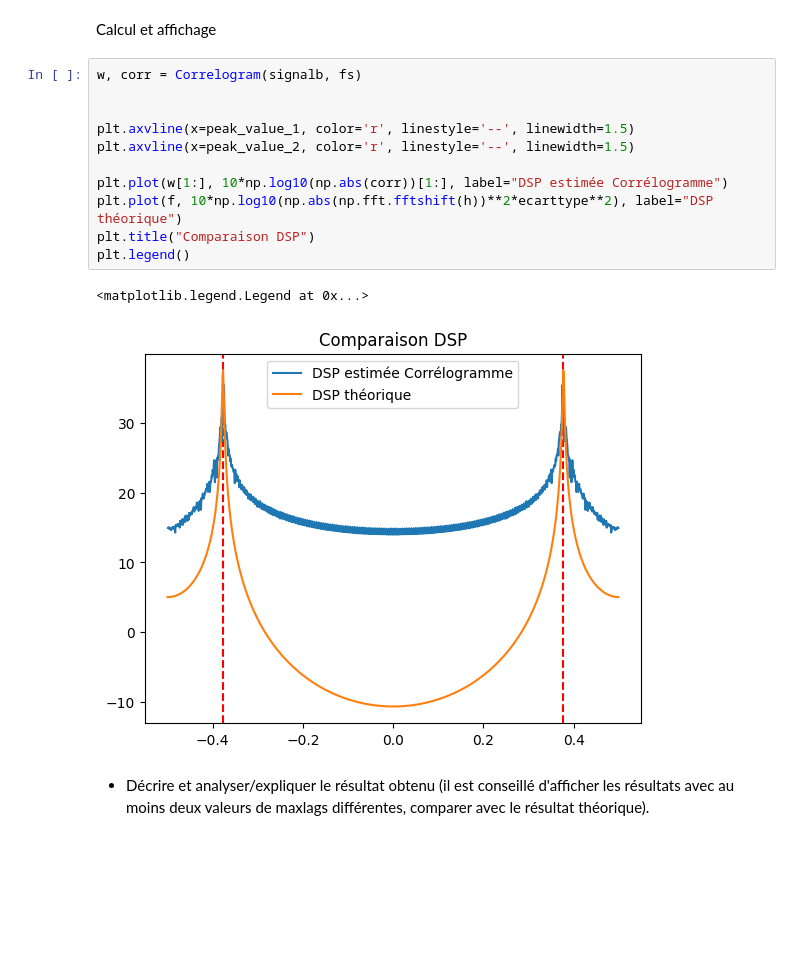
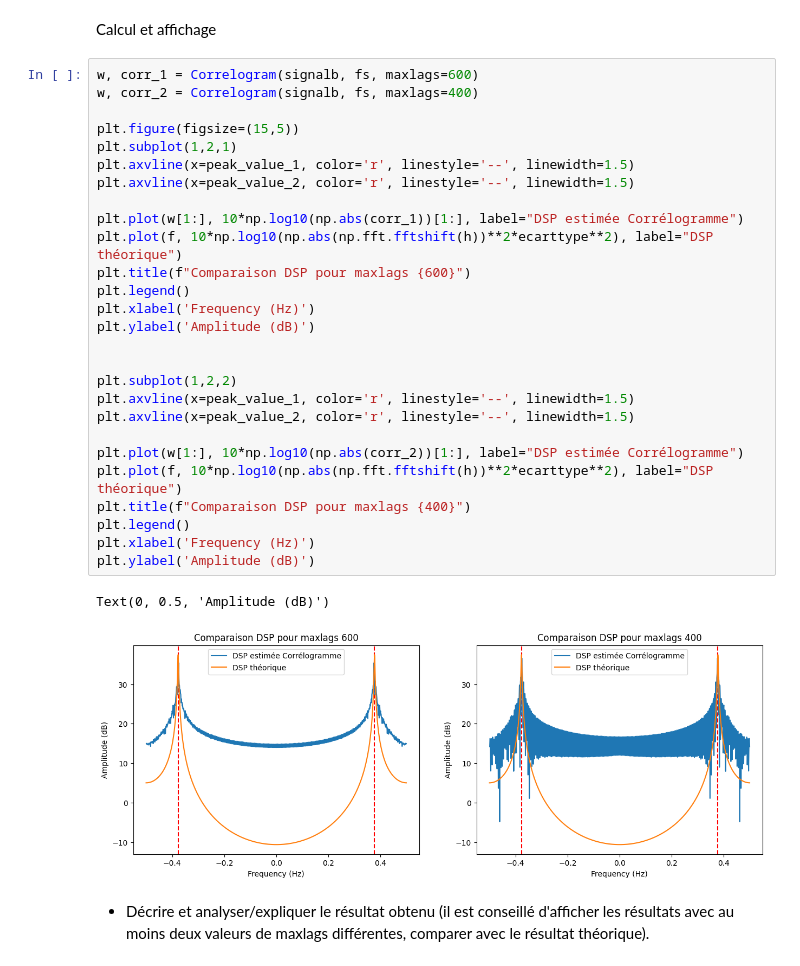
Before and after one commit to m23ayou2/UE_G, a Jupyter notebook: TP2_eleves_20260128.ipynb, the cells around one changed output. Drawn from its saved outputs; the diff is of its cells as text; blank space fills up the shorter version.

```diff
--- a/TP2_eleves_20260128.ipynb
+++ b/TP2_eleves_20260128.ipynb
@@ -295,18 +304,34 @@ def Correlogram(signalb, fs = fs, maxlags=600, norm=None):
 # %% [markdown]
 Calcul et affichage
 # %%
-w, corr = Correlogram(signalb, fs)
+w, corr_1 = Correlogram(signalb, fs, maxlags=600)
+w, corr_2 = Correlogram(signalb, fs, maxlags=400)
 
-
+plt.figure(figsize=(15,5))
+plt.subplot(1,2,1)
 plt.axvline(x=peak_value_1, color='r', linestyle='--', linewidth=1.5)
 plt.axvline(x=peak_value_2, color='r', linestyle='--', linewidth=1.5)
 
-plt.plot(w[1:], 10*np.log10(np.abs(corr))[1:], label="DSP estimée Corrélogramme")
+plt.plot(w[1:], 10*np.log10(np.abs(corr_1))[1:], label="DSP estimée Corrélogramme")
 plt.plot(f, 10*np.log10(np.abs(np.fft.fftshift(h))**2*ecarttype**2), label="DSP théorique")
-plt.title("Comparaison DSP")
+plt.title(f"Comparaison DSP pour maxlags {600}")
 plt.legend()
+plt.xlabel('Frequency (Hz)')
+plt.ylabel('Amplitude (dB)')
+
+
+plt.subplot(1,2,2)
+plt.axvline(x=peak_value_1, color='r', linestyle='--', linewidth=1.5)
+plt.axvline(x=peak_value_2, color='r', linestyle='--', linewidth=1.5)
+
+plt.plot(w[1:], 10*np.log10(np.abs(corr_2))[1:], label="DSP estimée Corrélogramme")
+plt.plot(f, 10*np.log10(np.abs(np.fft.fftshift(h))**2*ecarttype**2), label="DSP théorique")
+plt.title(f"Comparaison DSP pour maxlags {400}")
+plt.legend()
+plt.xlabel('Frequency (Hz)')
+plt.ylabel('Amplitude (dB)')
 # %% [output]
-<matplotlib.legend.Legend at 0x...>
+Text(0, 0.5, 'Amplitude (dB)')
-[figure, old version]
+[figure, new version]
 # %% [markdown]
 - Décrire et analyser/expliquer le résultat obtenu (il est conseillé d'afficher les résultats avec  au moins deux valeurs de maxlags différentes, comparer avec le résultat théorique).
```
Also changed, not shown: parts of 22 cells of this notebook.
